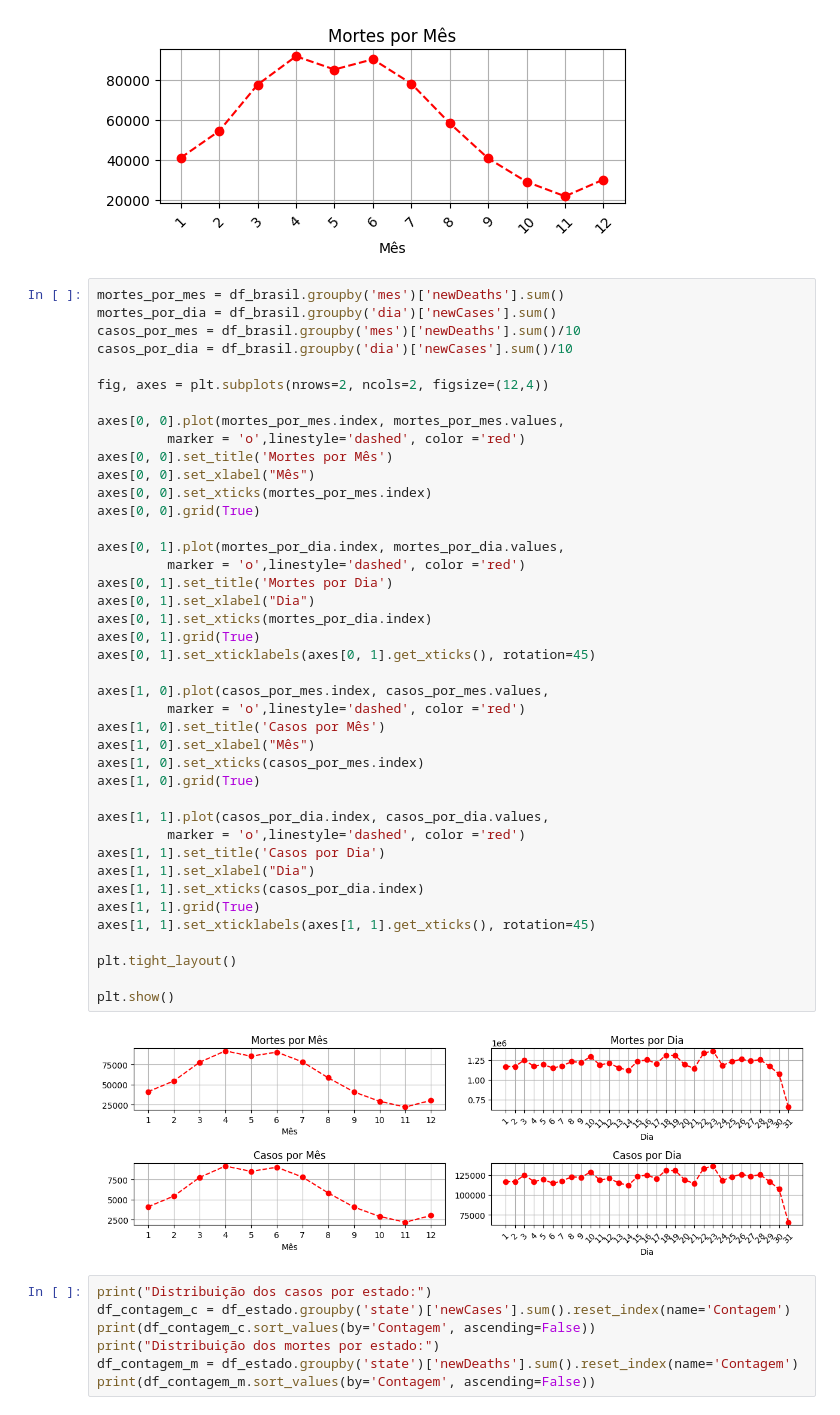
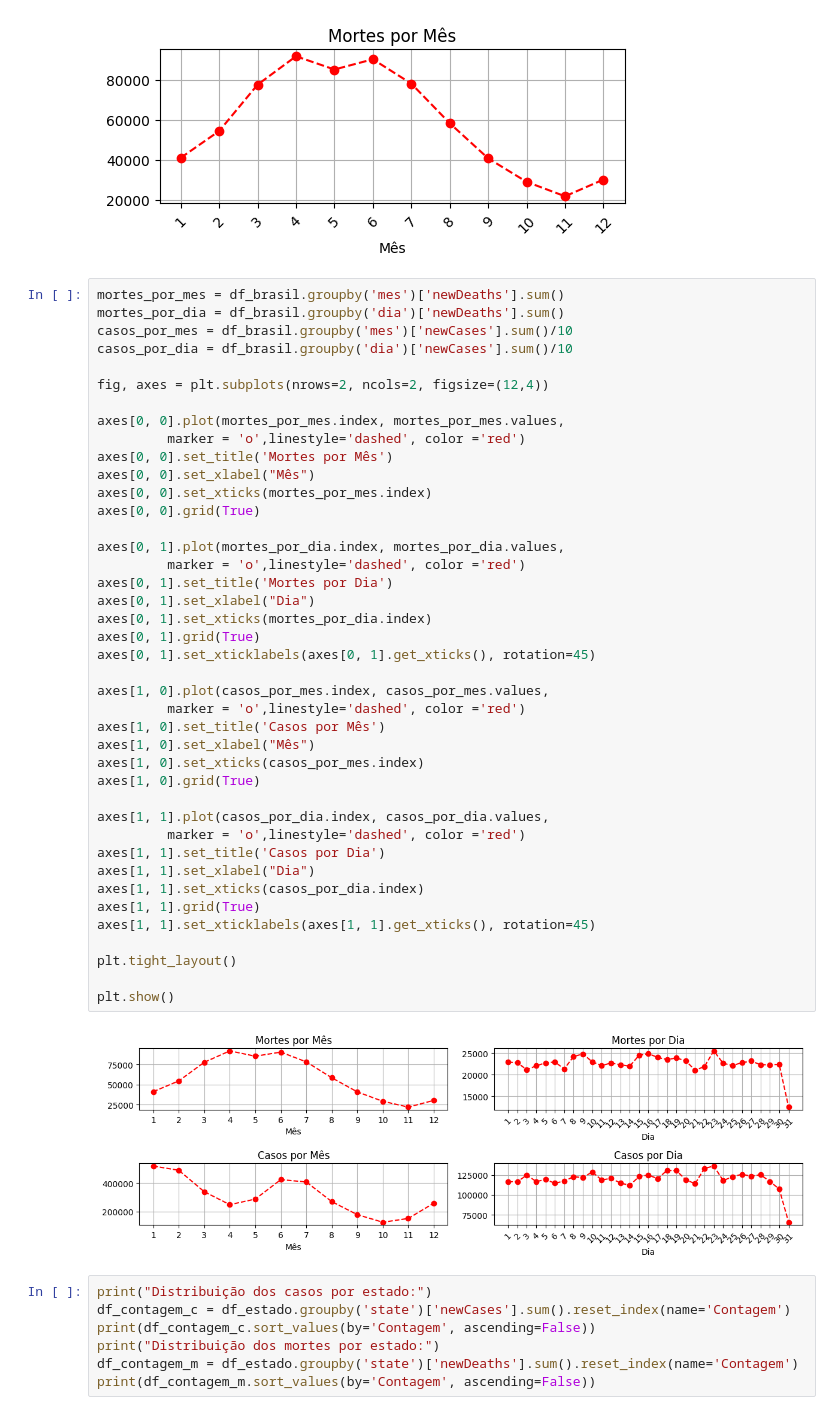
Before and after one commit to ericgbraz/COLAB_PED, a Jupyter notebook: Projeto_Final.ipynb, the cells around one changed output. Cells and saved outputs as stored; diff of their text form.

```diff
--- a/Projeto_Final.ipynb
+++ b/Projeto_Final.ipynb
@@ -310,8 +311,8 @@ plt.show()
 [figure]
 # %%
 mortes_por_mes = df_brasil.groupby('mes')['newDeaths'].sum()
-mortes_por_dia = df_brasil.groupby('dia')['newCases'].sum()
-casos_por_mes = df_brasil.groupby('mes')['newDeaths'].sum()/10
+mortes_por_dia = df_brasil.groupby('dia')['newDeaths'].sum()
+casos_por_mes = df_brasil.groupby('mes')['newCases'].sum()/10
 casos_por_dia = df_brasil.groupby('dia')['newCases'].sum()/10
 
 fig, axes = plt.subplots(nrows=2, ncols=2, figsize=(12,4))
@@ -323,34 +324,34 @@ axes[0, 0].set_xlabel("Mês")
 axes[0, 0].set_xticks(mortes_por_mes.index)
 axes[0, 0].grid(True)
 
 axes[0, 1].plot(mortes_por_dia.index, mortes_por_dia.values,
          marker = 'o',linestyle='dashed', color ='red')
 axes[0, 1].set_title('Mortes por Dia')
 axes[0, 1].set_xlabel("Dia")
 axes[0, 1].set_xticks(mortes_por_dia.index)
 axes[0, 1].grid(True)
 axes[0, 1].set_xticklabels(axes[0, 1].get_xticks(), rotation=45)
 
 axes[1, 0].plot(casos_por_mes.index, casos_por_mes.values,
          marker = 'o',linestyle='dashed', color ='red')
 axes[1, 0].set_title('Casos por Mês')
 axes[1, 0].set_xlabel("Mês")
 axes[1, 0].set_xticks(casos_por_mes.index)
 axes[1, 0].grid(True)
 
 axes[1, 1].plot(casos_por_dia.index, casos_por_dia.values,
          marker = 'o',linestyle='dashed', color ='red')
 axes[1, 1].set_title('Casos por Dia')
 axes[1, 1].set_xlabel("Dia")
 axes[1, 1].set_xticks(casos_por_dia.index)
 axes[1, 1].grid(True)
 axes[1, 1].set_xticklabels(axes[1, 1].get_xticks(), rotation=45)
 
 plt.tight_layout()
 
 plt.show()
 # %% [output]
-[figure, old version]
+[figure, new version]
 # %%
 print("Distribuição dos casos por estado:")
 df_contagem_c = df_estado.groupby('state')['newCases'].sum().reset_index(name='Contagem')
```
Also changed, not shown: parts of 1 cell of this notebook.
